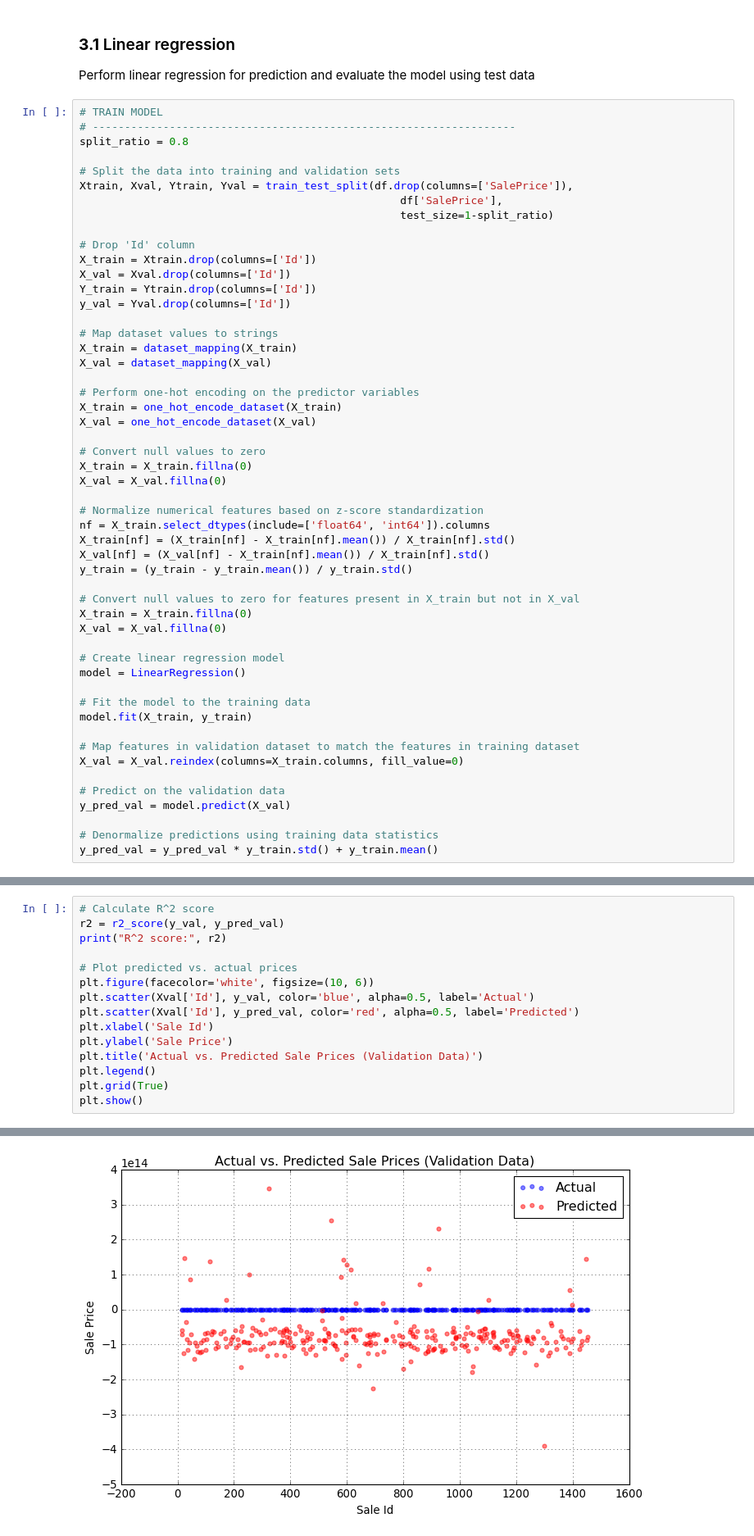
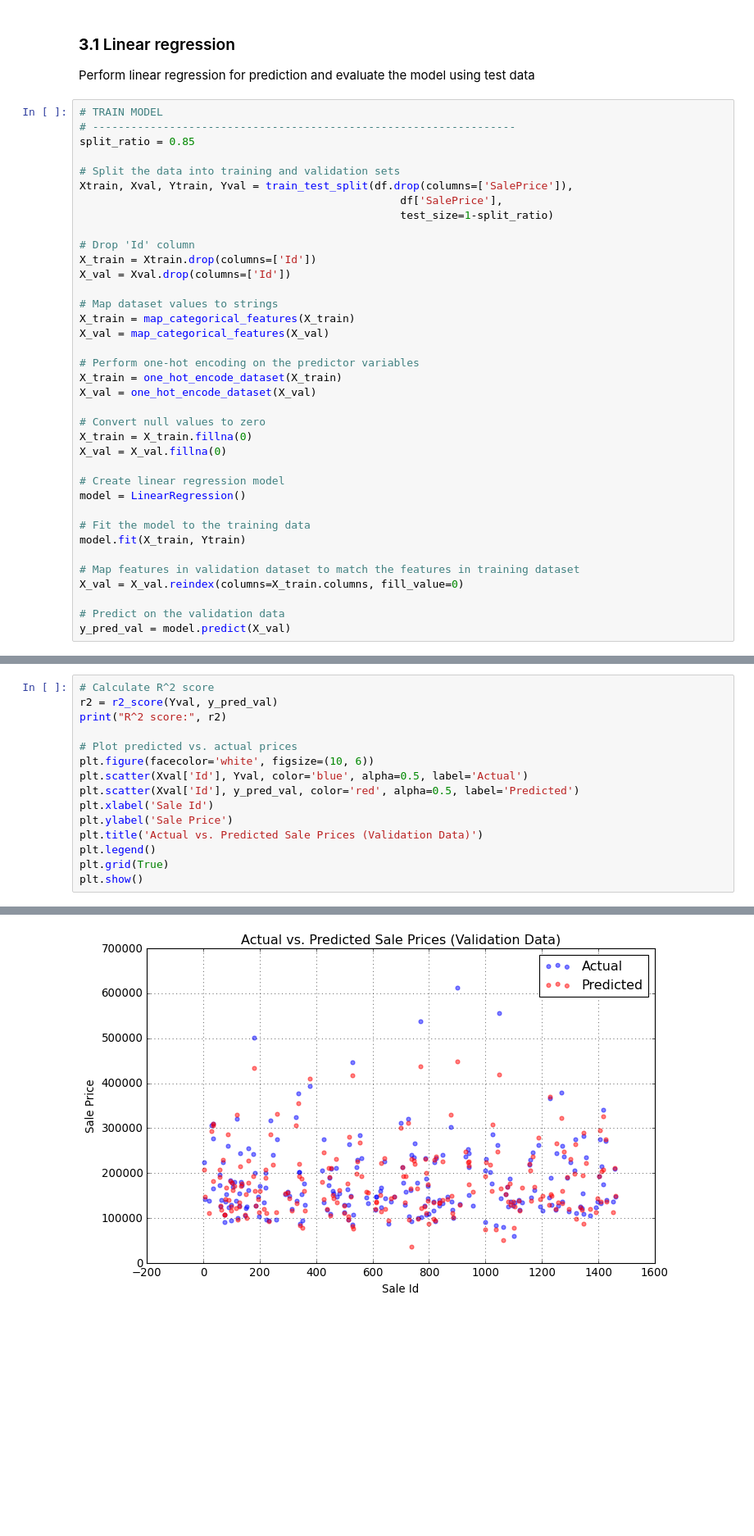
Before and after one commit to JesusdelCas99/Kaggle-Challenge-House-Prices-Regression, a Jupyter notebook: notebook.ipynb, the cells around one changed output, grey strips where cells are left out. Shown: that part at 82% size. Saved outputs shown, nothing was run; the diff lists cells and outputs as text; blank space fills up the shorter version.

```diff
--- a/notebook.ipynb
+++ b/notebook.ipynb
@@ -506,7 +570,7 @@ Perform linear regression for prediction and evaluate the model using test data
 # %%
 # TRAIN MODEL
 # ------------------------------------------------------------------
-split_ratio = 0.8
+split_ratio = 0.85
 
 # Split the data into training and validation sets
 Xtrain, Xval, Ytrain, Yval = train_test_split(df.drop(columns=['SalePrice']),
@@ -516,12 +580,10 @@ Xtrain, Xval, Ytrain, Yval = train_test_split(df.drop(columns=['SalePrice']),
 # Drop 'Id' column
 X_train = Xtrain.drop(columns=['Id'])
 X_val = Xval.drop(columns=['Id'])
-Y_train = Ytrain.drop(columns=['Id'])
-y_val = Yval.drop(columns=['Id'])
 
 # Map dataset values to strings
-X_train = dataset_mapping(X_train)
-X_val = dataset_mapping(X_val)
+X_train = map_categorical_features(X_train)
+X_val = map_categorical_features(X_val)
 
 # Perform one-hot encoding on the predictor variables
 X_train = one_hot_encode_dataset(X_train)
@@ -531,27 +593,14 @@ X_val = one_hot_encode_dataset(X_val)
 X_train = X_train.fillna(0)
 X_val = X_val.fillna(0)
 
-# Normalize numerical features based on z-score standardization
-nf = X_train.select_dtypes(include=['float64', 'int64']).columns
-X_train[nf] = (X_train[nf] - X_train[nf].mean()) / X_train[nf].std()
-X_val[nf] = (X_val[nf] - X_train[nf].mean()) / X_train[nf].std()
-y_train = (y_train - y_train.mean()) / y_train.std()
-
-# Convert null values to zero for features present in X_train but not in X_val
-X_train = X_train.fillna(0)
-X_val = X_val.fillna(0)
-
 # Create linear regression model
 model = LinearRegression()
 
 # Fit the model to the training data
-model.fit(X_train, y_train)
+model.fit(X_train, Ytrain)
 
 # Map features in validation dataset to match the features in training dataset
 X_val = X_val.reindex(columns=X_train.columns, fill_value=0)
 
 # Predict on the validation data
 y_pred_val = model.predict(X_val)
-
-# Denormalize predictions using training data statistics
-y_pred_val = y_pred_val * y_train.std() + y_train.mean()
@@ -558,11 +609,11 @@ y_pred_val = y_pred_val * y_train.std() + y_train.mean()
 # %%
 # Calculate R^2 score
-r2 = r2_score(y_val, y_pred_val)
+r2 = r2_score(Yval, y_pred_val)
 print("R^2 score:", r2)
 
 # Plot predicted vs. actual prices
 plt.figure(facecolor='white', figsize=(10, 6))
-plt.scatter(Xval['Id'], y_val, color='blue', alpha=0.5, label='Actual')
+plt.scatter(Xval['Id'], Yval, color='blue', alpha=0.5, label='Actual')
 plt.scatter(Xval['Id'], y_pred_val, color='red', alpha=0.5, label='Predicted')
 plt.xlabel('Sale Id')
 plt.ylabel('Sale Price')
@@ -575,4 +626,4 @@ R^2 score: -1.5424540538099387e+18
-[figure, old version]
+[figure, new version]
 # %%
 # TEST MODEL
 # ------------------------------------------------------------------
```
Also changed, not shown: parts of 11 cells of this notebook, 3 other files.
